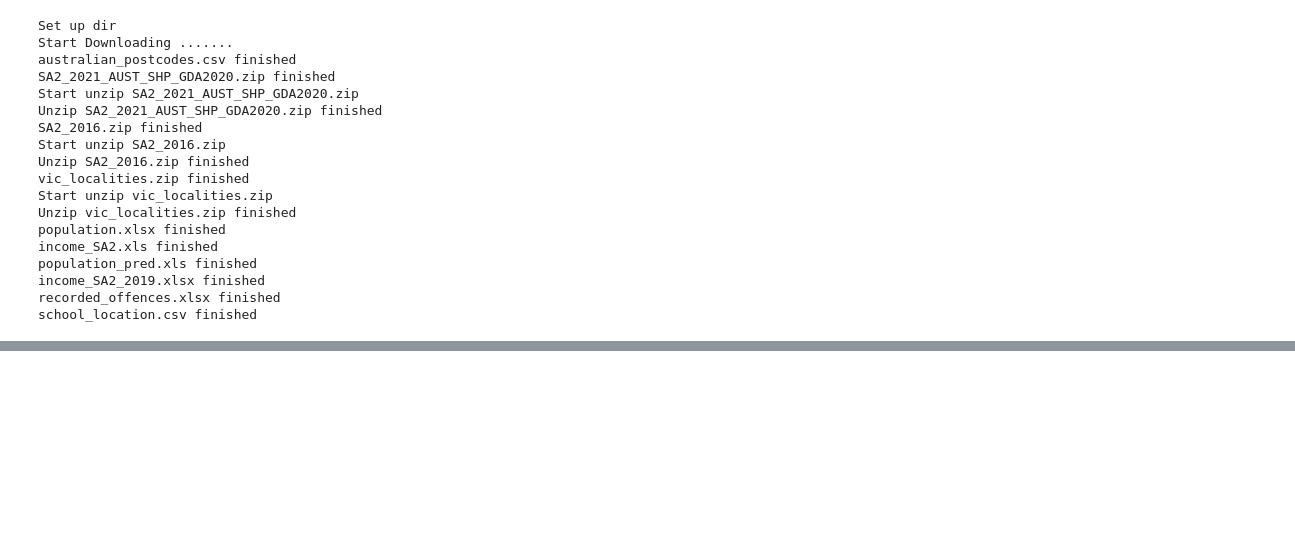
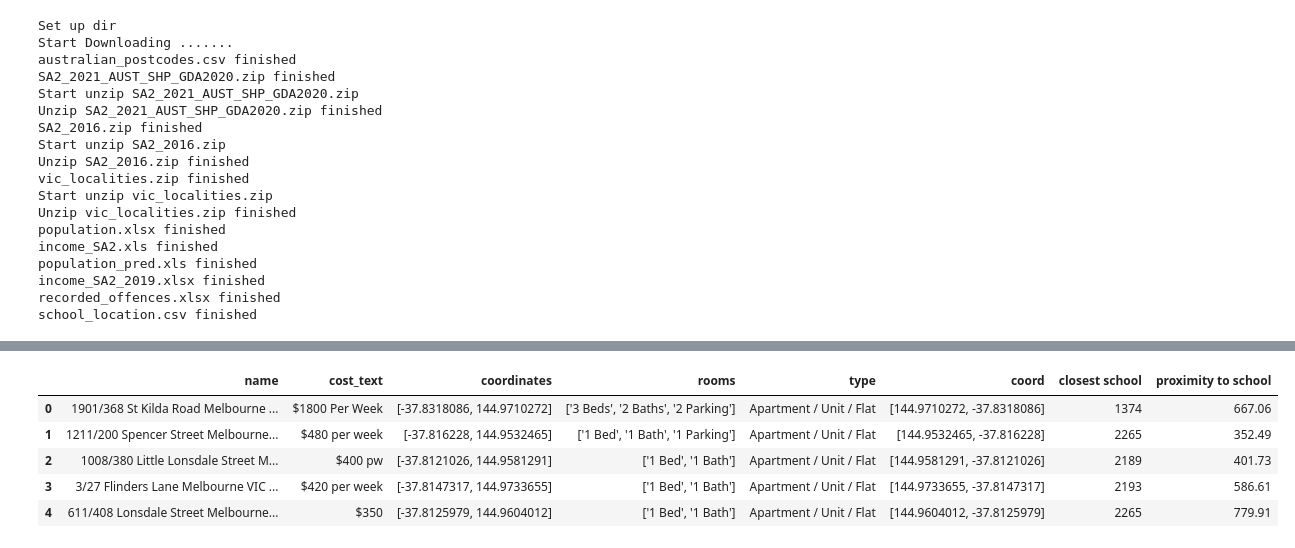
Before and after one commit to MAST30034-Applied-Data-Science/generic-real-estate-consulting-project-group-6, a Jupyter notebook: notebooks/summary_notebook.ipynb, the cells around one changed output, grey strips where cells are left out. Drawn from its saved outputs; the diff is of its cells as text; code cells hidden in the pictures; blank space fills up the shorter version.

```diff
--- a/notebooks/summary_notebook.ipynb
+++ b/notebooks/summary_notebook.ipynb
@@ -148,0 +289,10 @@ school_location.csv finished
+# %%
+proximity_school = pd.read_csv("../data/raw/properties_shcool_proximity.csv", index_col=[0])
+proximity_school.head()
+# %% [output]
+|  | name | cost_text | coordinates | rooms | type | coord | closest school | proximity to school |
+| 0 | 1901/368 St Kilda Road Melbourne ... | $1800 Per Week | [-37.8318086, 144.9710272] | ['3 Beds', '2 Baths', '2 Parking'] | Apartment / Unit / Flat | [144.9710272, -37.8318086] | 1374 | 667.06 |
+| 1 | 1211/200 Spencer Street Melbourne... | $480 per week | [-37.816228, 144.9532465] | ['1 Bed', '1 Bath', '1 Parking'] | Apartment / Unit / Flat | [144.9532465, -37.816228] | 2265 | 352.49 |
+| 2 | 1008/380 Little Lonsdale Street M... | $400 pw | [-37.8121026, 144.9581291] | ['1 Bed', '1 Bath'] | Apartment / Unit / Flat | [144.9581291, -37.8121026] | 2189 | 401.73 |
+| 3 | 3/27 Flinders Lane Melbourne VIC ... | $420 per week | [-37.8147317, 144.9733655] | ['1 Bed', '1 Bath'] | Apartment / Unit / Flat | [144.9733655, -37.8147317] | 2193 | 586.61 |
+| 4 | 611/408 Lonsdale Street Melbourne... | $350 | [-37.8125979, 144.9604012] | ['1 Bed', '1 Bath'] | Apartment / Unit / Flat | [144.9604012, -37.8125979] | 2265 | 779.91 |
```
Also changed, not shown: parts of 23 cells of this notebook, 7 other files.
